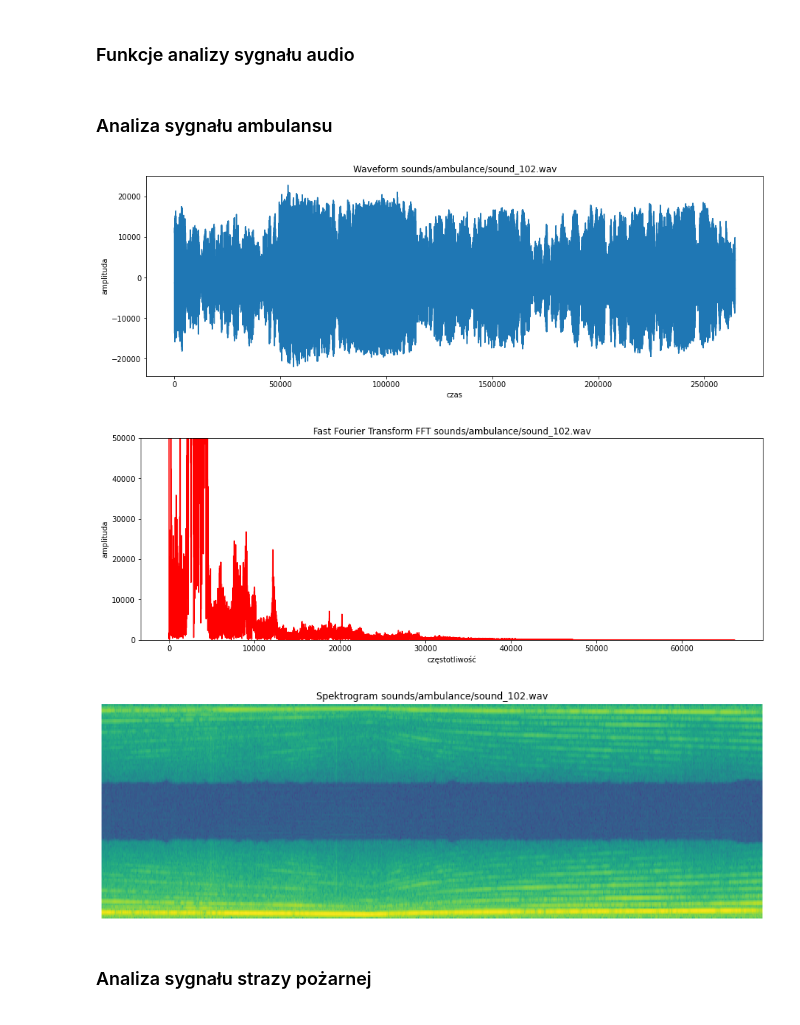
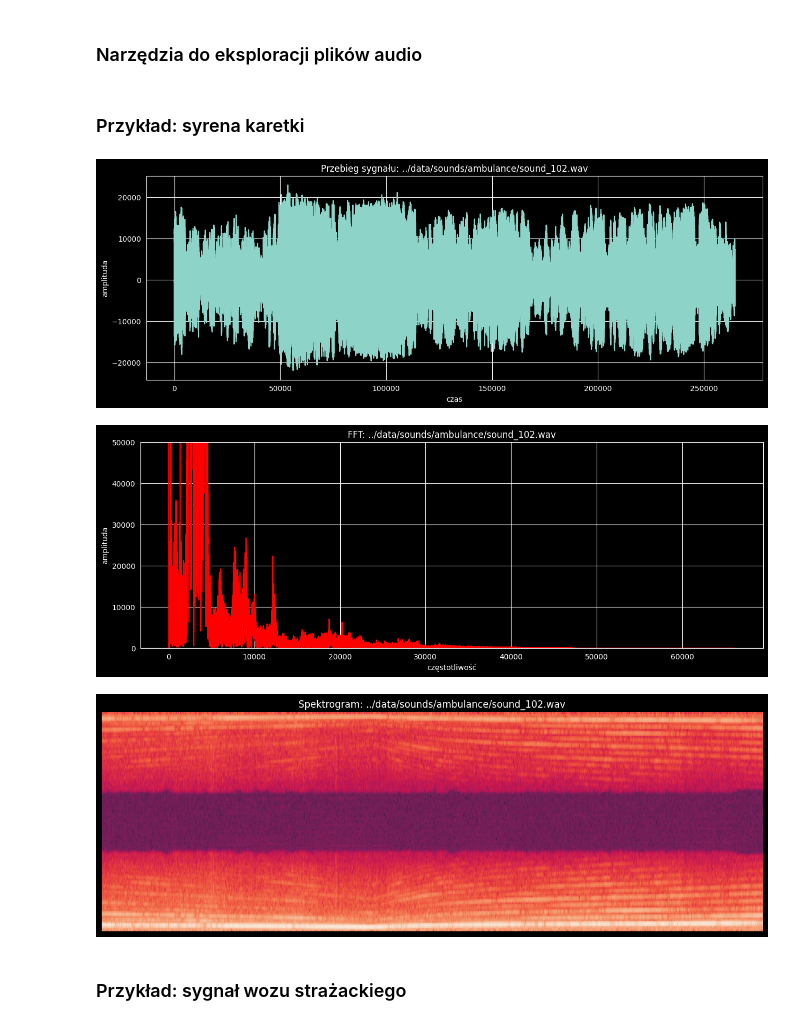
Before and after one commit to mzarnecki/time-series-analysis, a Jupyter notebook: notebook/siren_sound_analyse_and_classify.ipynb, the cells around one changed output. Drawn from its saved outputs; the diff is of its cells as text; code cells hidden in the pictures.

Commit message:
siren sound analysis updates

```diff
--- a/notebook/siren_sound_analyse_and_classify.ipynb
+++ b/notebook/siren_sound_analyse_and_classify.ipynb
@@ -18,4 +20,4 @@ import warnings
 warnings.filterwarnings('ignore')
 # %% [markdown]
-### Funkcje analizy sygnału audio
+### Narzędzia do eksploracji plików audio
 # %%
@@ -82,17 +88,17 @@ def get_wav_info(wav_file: str) -> tuple:
 # %% [markdown]
-### Analiza sygnału ambulansu
+### Przykład: syrena karetki
 # %%
-draw_waveform('../data/sounds/ambulance/sound_102.wav')
+plot_wave('../data/sounds/ambulance/sound_102.wav')
 # %% [output]
-[figure, old version]
+[figure, new version]
 # %%
-draw_fft('../data/sounds/ambulance/sound_102.wav')
+plot_fft('../data/sounds/ambulance/sound_102.wav')
 # %% [output]
-[figure, old version]
+[figure, new version]
 # %%
-draw_spectrogram('../data/sounds/ambulance/sound_102.wav')
+plot_spectrogram('../data/sounds/ambulance/sound_102.wav')
 # %% [output]
-[figure, old version]
+[figure, new version]
 # %% [markdown]
-### Analiza sygnału strazy pożarnej
+### Przykład: sygnał wozu strażackiego
 # %%
```
Also changed, not shown: parts of 24 cells of this notebook.
